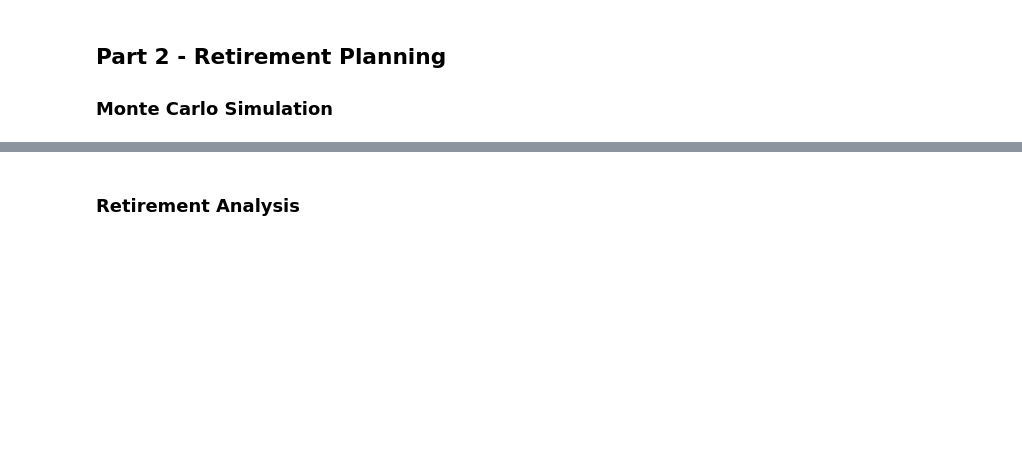
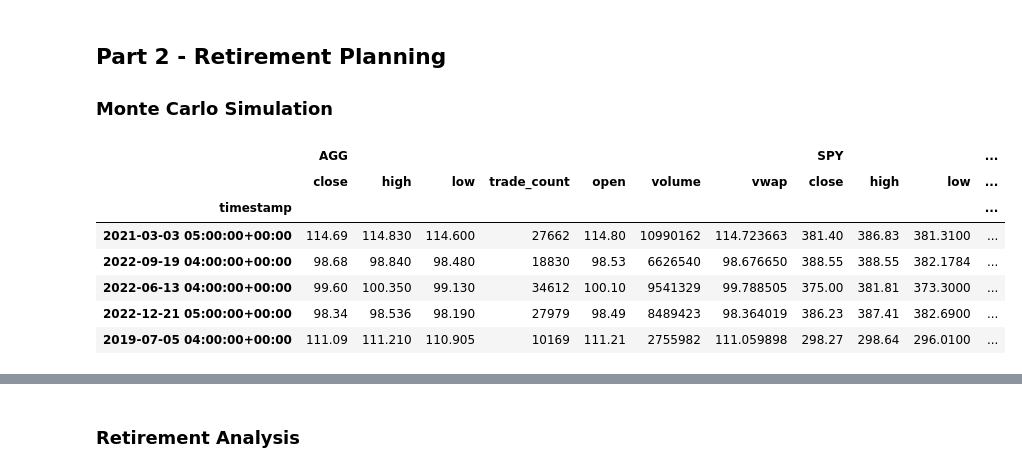
Before and after one commit to ppatel0910/Financial-Planners, a Jupyter notebook: financial-planner.ipynb, the cells around one changed output, grey strips where cells are left out. Cells and saved outputs as stored; diff of their text form; code cells hidden in the pictures; blank space fills up the shorter version.

Commit message:
Executed Monte Carlo simulation to forecast 30 years of cumulative returns

```diff
--- a/financial-planner.ipynb
+++ b/financial-planner.ipynb
@@ -220,21 +220,38 @@ Congratulations! Your total savings is greater than your emergency fund goal🎉
 
 ### Monte Carlo Simulation
 # %%
-# Set start and end dates of five years back from today.
-# Sample results may vary from the solution based on the time frame chosen
-start_date = pd.Timestamp('2016-05-01', tz='America/New_York').isoformat()
-end_date = pd.Timestamp('2021-05-01', tz='America/New_York').isoformat()
+# Start and end dates of five years back from today.
+start_date = pd.Timestamp('2018-10-23', tz='America/New_York').isoformat()
+end_date = pd.Timestamp('2023-10-23', tz='America/New_York').isoformat()
 # %%
 # Get 5 years' worth of historical data for SPY and AGG
-# YOUR CODE HERE!
+five_year_stock_portfolio_df = alpaca.get_bars(
+    tickers,
+    timeframe,
+    start = start_date,
+    end = end_date
+).df
+
 
 # Reorganize the DataFrame
 # Separate ticker data
 # YOUR CODE HERE!
+AGG = five_year_stock_portfolio_df[five_year_stock_portfolio_df["symbol"]=="AGG"].drop("symbol", axis = 1)
+SPY = five_year_stock_portfolio_df[five_year_stock_portfolio_df["symbol"]=="SPY"].drop("symbol", axis = 1)
 
 
 # Concatenate the ticker DataFrames
-# YOUR CODE HERE!
+five_year_stock_portfolio_df = pd.concat([AGG, SPY], axis = 1, keys = ["AGG", "SPY"])
+
 
 # Display sample data
-df_stock_data.head()
+five_year_stock_portfolio_df.sample(5)
+# %% [output]
+|  | AGG |  |  |  |  |  |  | SPY |  |  | ... |
+|  | close | high | low | trade_count | open | volume | vwap | close | high | low | ... |
+| timestamp |  |  |  |  |  |  |  |  |  |  | ... |
+| 2021-03-03 05:00:00+00:00 | 114.69 | 114.830 | 114.600 | 27662 | 114.80 | 10990162 | 114.723663 | 381.40 | 386.83 | 381.3100 | ... |
+| 2022-09-19 04:00:00+00:00 | 98.68 | 98.840 | 98.480 | 18830 | 98.53 | 6626540 | 98.676650 | 388.55 | 388.55 | 382.1784 | ... |
+| 2022-06-13 04:00:00+00:00 | 99.60 | 100.350 | 99.130 | 34612 | 100.10 | 9541329 | 99.788505 | 375.00 | 381.81 | 373.3000 | ... |
+| 2022-12-21 05:00:00+00:00 | 98.34 | 98.536 | 98.190 | 27979 | 98.49 | 8489423 | 98.364019 | 386.23 | 387.41 | 382.6900 | ... |
+| 2019-07-05 04:00:00+00:00 | 111.09 | 111.210 | 110.905 | 10169 | 111.21 | 2755982 | 111.059898 | 298.27 | 298.64 | 296.0100 | ... |
```
Also changed, not shown: parts of 15 cells of this notebook.
